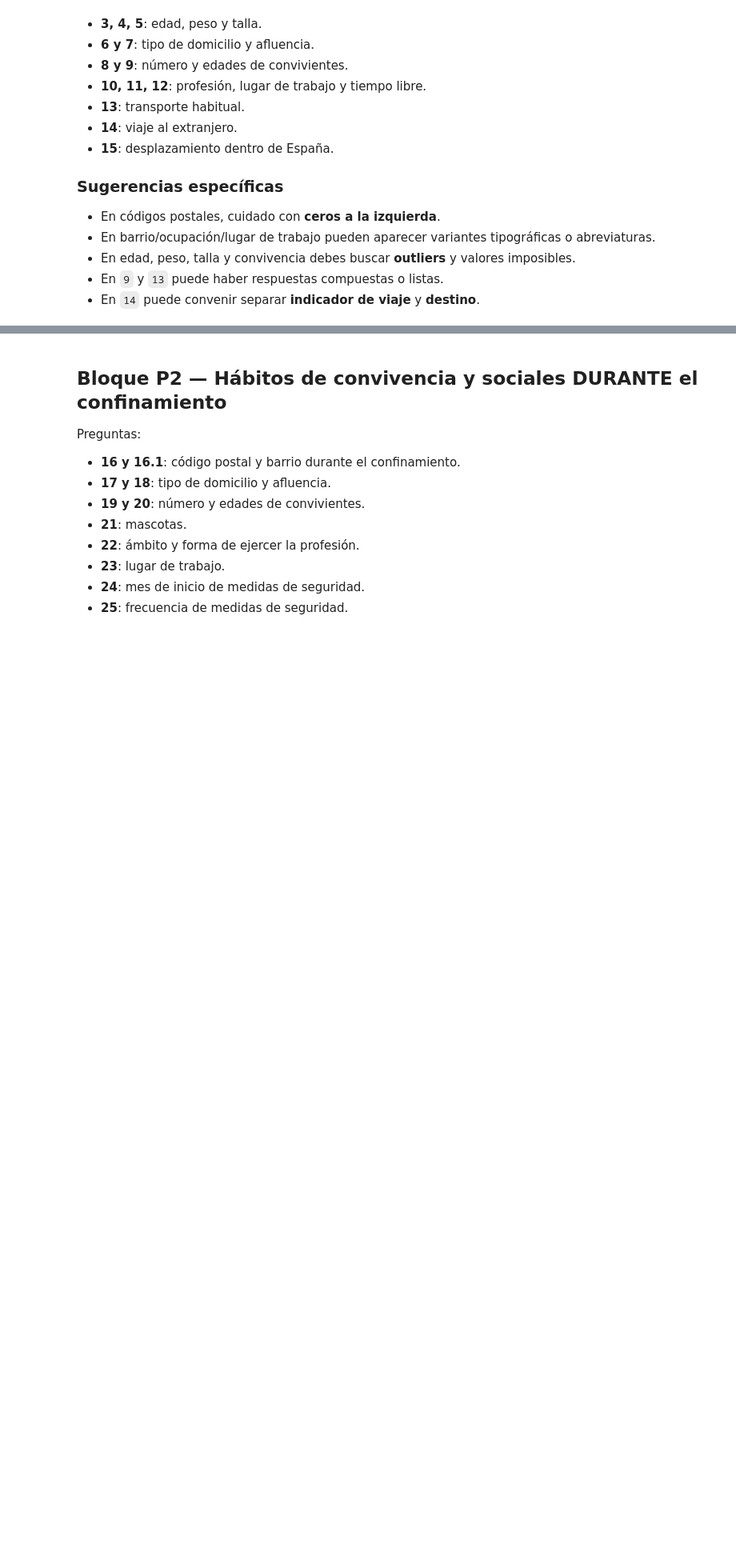
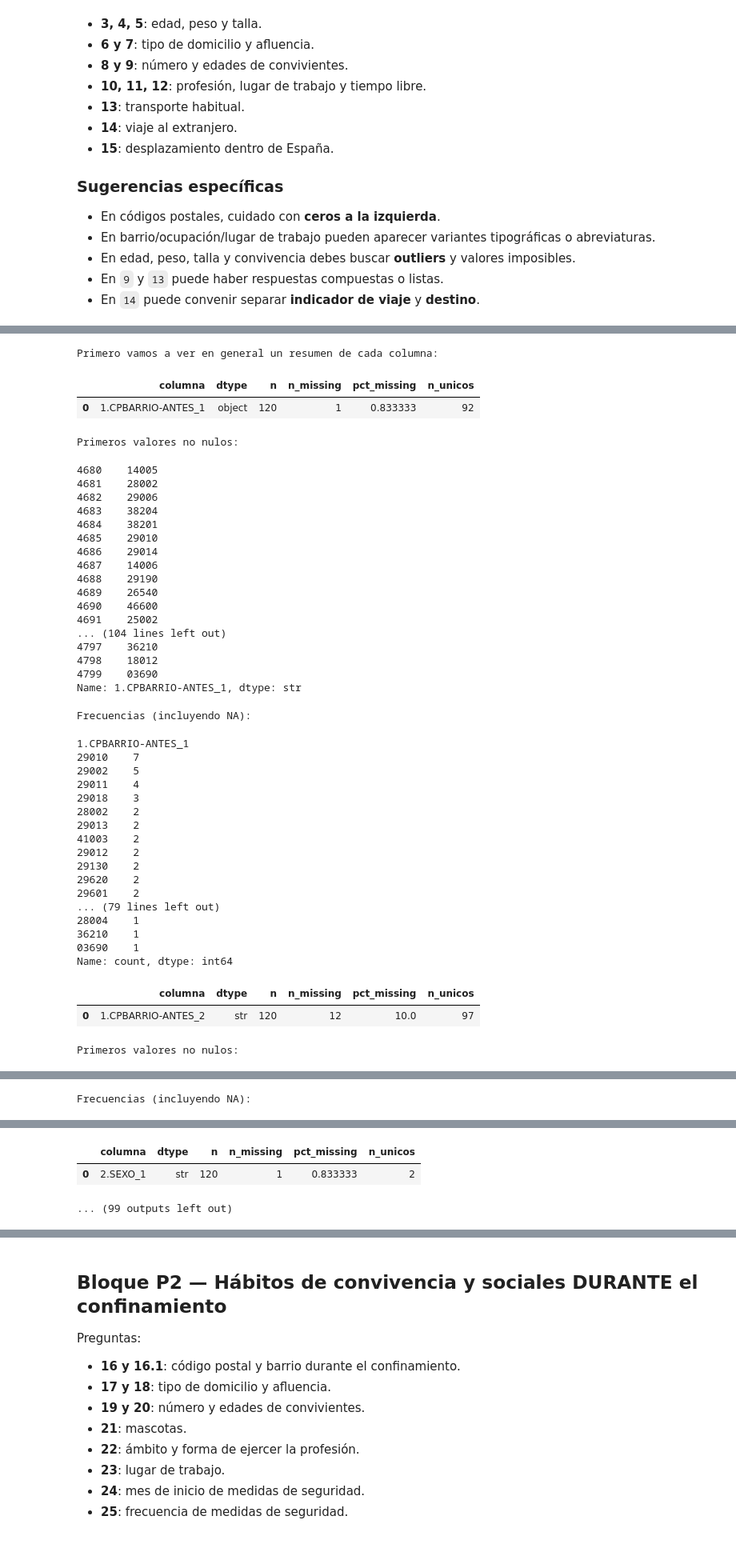
Before and after one commit to mxgueladrx/uma-25-26-2, a Jupyter notebook: AC1/Practica1/Notebook_Limpieza_EncuestaCOVID_ENUNCIADO.ipynb, the cells around one changed output, grey strips where cells are left out. Shown at 80% size. Saved outputs shown, nothing was run; the diff lists cells and outputs as text; code cells hidden in the pictures; blank space fills up the shorter version.

```diff
--- a/AC1/Practica1/Notebook_Limpieza_EncuestaCOVID_ENUNCIADO.ipynb
+++ b/AC1/Practica1/Notebook_Limpieza_EncuestaCOVID_ENUNCIADO.ipynb
@@ -64,6 +64,7 @@ import matplotlib.pyplot as plt
 from IPython.display import display
 
 pd.set_option("display.max_columns", None)
+pd.set_option('display.max_rows', None)
 pd.set_option("display.max_colwidth", 120)
 # %%
 # Carpeta de trabajo
@@ -159,7 +160,7 @@ def resumen_columna(df, col, top=15):
     })
     display(out)
     print("\nPrimeros valores no nulos:")
-    display(s.dropna().astype(str).head(10))
+    display(s.dropna().astype(str).head(top))
     print("\nFrecuencias (incluyendo NA):")
     display(s.astype("object").value_counts(dropna=False).head(top))
 
@@ -359,15 +366,11 @@ Hay 4 valores duplicados.
 
 cont = 0
 tokens = ["Otro", "No se", "NS/NC", "-", "N/A", "Desconocido", "No sé, no me consta", "No se, no me consta", ",", "NA"]
-for c in df_trabajo.select_dtypes(include=["object", "string"]).columns:
-    num_espacios = (df_trabajo[c].str.strip() != df_trabajo[c]).sum()
-    if num_espacios > 0:
-        cont += num_espacios
 
-    encontrado = df_trabajo[c].isin(tokens).any()
-    if encontrado:
-        print(f"Tokens encontrados en columna {c}: {df_trabajo[c][df_trabajo[c].isin(tokens)].unique()}")
+for c in df_trabajo.select_dtypes(["object", "string"]).columns:
+    cont += (df_trabajo[c].str.strip() != df_trabajo[c]).sum()
 
 print(f"Hay {cont} valores con espacios iniciales/finales.")
+print(f"Los tokens sospechosos los quitamos anteriormente en el apartado 3.")
 # %% [output]
 Hay 5747 valores con espacios iniciales/finales.
@@ -374,3 +378,13 @@ Hay 5747 valores con espacios iniciales/finales.
 # %%
 # TODO: identifica columnas con posible contenido numérico guardado como texto
 # pista: intenta convertir con pd.to_numeric(errors="coerce") y compara cuántos valores sobreviven
+
+cols = []
+for c in df_trabajo.select_dtypes(["object", "string"]).columns:
+    num = pd.to_numeric(df_trabajo[c], errors="coerce")
+
+    if num.notna().any():
+        cols.append(c)
+
+print(cols)
+print(f"Estas son las columnas que contienen valores numéricos pero no se almacenan como numéricos.")
@@ -419,9 +454,56 @@ display(auditoria[auditoria["columna_original"].isin(cols_p1)])
 # %%
 # TODO P1:
 # 1) inspecciona una por una las columnas de cols_p1;
 # 2) crea columnas limpias cuando sea necesario;
 # 3) actualiza auditoria.
 #
 # Ejemplos orientativos de inspección:
 # for c in cols_p1:
 #     resumen_columna(df_trabajo, c)
+
+print(f"Primero vamos a ver en general un resumen de cada columna:")
+for c in cols_p1:
+    resumen_columna(df_trabajo, c, top=120)
+# %% [output]
+Primero vamos a ver en general un resumen de cada columna:
+|  | columna | dtype | n | n_missing | pct_missing | n_unicos |
+| 0 | 1.CPBARRIO-ANTES_1 | object | 120 | 1 | 0.833333 | 92 |
+Primeros valores no nulos:
+4680    14005
+4681    28002
+4682    29006
+4683    38204
+4684    38201
+4685    29010
+4686    29014
+4687    14006
+4688    29190
+4689    26540
+4690    46600
+4691    25002
+... (104 lines left out)
+4797    36210
+4798    18012
+4799    03690
+Name: 1.CPBARRIO-ANTES_1, dtype: str
+Frecuencias (incluyendo NA):
+1.CPBARRIO-ANTES_1
+29010    7
+29002    5
+29011    4
+29018    3
+28002    2
+29013    2
+41003    2
+29012    2
+29130    2
+29620    2
+29601    2
+... (79 lines left out)
+28004    1
+36210    1
+03690    1
+Name: count, dtype: int64
+|  | columna | dtype | n | n_missing | pct_missing | n_unicos |
+| 0 | 1.CPBARRIO-ANTES_2 | str | 120 | 12 | 10.0 | 97 |
+Primeros valores no nulos:
@@ -427,0 +527 @@ display(auditoria[auditoria["columna_original"].isin(cols_p1)])
+Frecuencias (incluyendo NA):
@@ -427,0 +545,3 @@ display(auditoria[auditoria["columna_original"].isin(cols_p1)])
+|  | columna | dtype | n | n_missing | pct_missing | n_unicos |
+| 0 | 2.SEXO_1 | str | 120 | 1 | 0.833333 | 2 |
+... (99 outputs left out)
```
Also changed, not shown: parts of 6 cells of this notebook.
